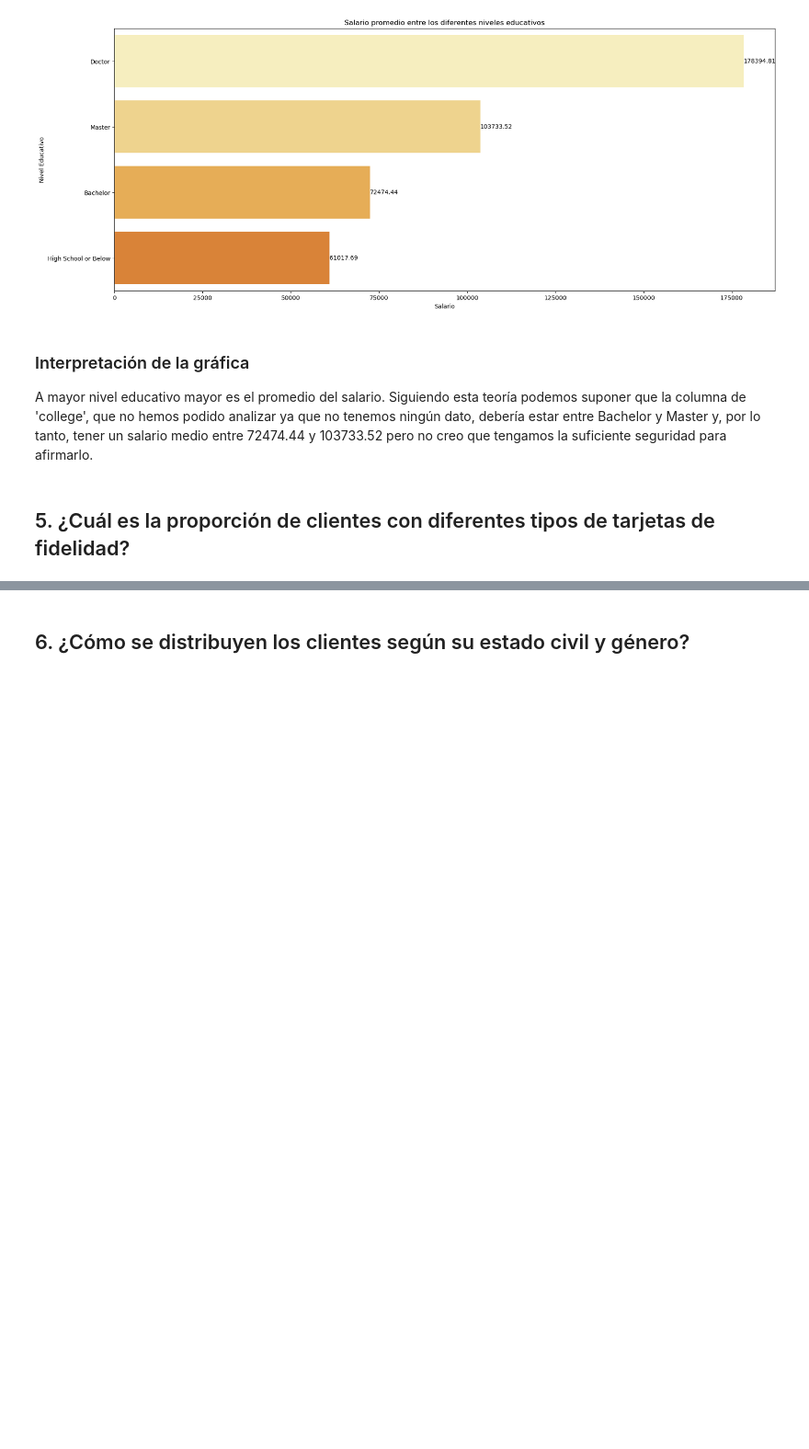
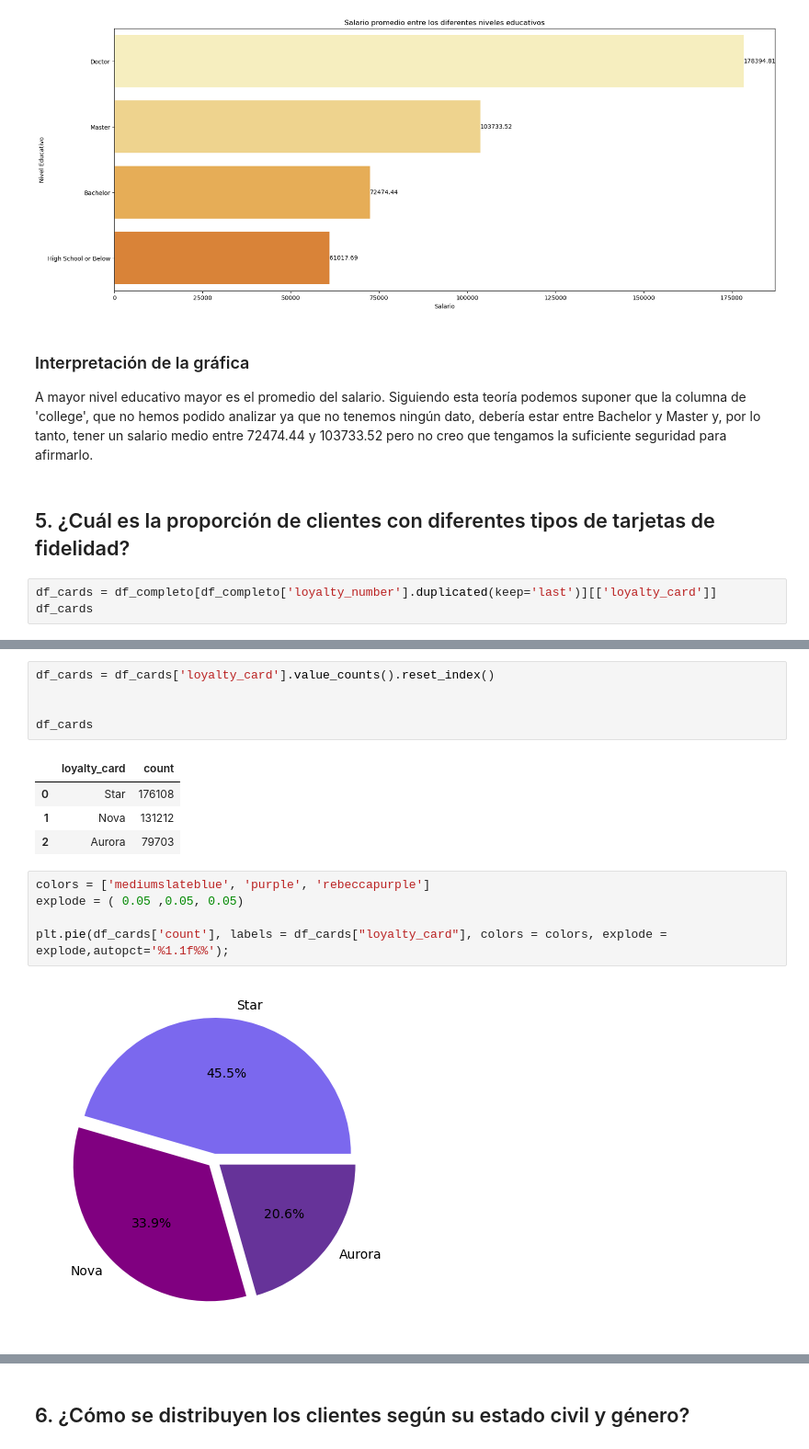
Before and after one commit to Adalab/bda-modulo-3-evaluacion-final-inesaag, a Jupyter notebook: evaluacion.ipynb, the cells around one changed output, grey strips where cells are left out. Shown: that part at 92% size. Saved outputs shown, nothing was run; the diff lists cells and outputs as text; blank space fills up the shorter version.

Commit message:
Visualization, second version

```diff
--- a/evaluacion.ipynb
+++ b/evaluacion.ipynb
@@ -668,3 +668,6 @@ for i, valor in enumerate(df_salary_group['salary']):
 A mayor nivel educativo mayor es el promedio del salario. Siguiendo esta teoría podemos suponer que la columna de 'college', que no hemos podido analizar ya que no tenemos ningún dato, debería estar entre Bachelor y Master y, por lo tanto, tener un salario medio entre 72474.44 y 103733.52 pero no creo que tengamos la suficiente seguridad para afirmarlo.
 # %% [markdown]
 ## 5. ¿Cuál es la proporción de clientes con diferentes tipos de tarjetas de fidelidad?
+# %%
+df_cards = df_completo[df_completo['loyalty_number'].duplicated(keep='last')][['loyalty_card']]
+df_cards
@@ -670,0 +688,17 @@ A mayor nivel educativo mayor es el promedio del salario. Siguiendo esta teoría
+# %%
+df_cards = df_cards['loyalty_card'].value_counts().reset_index()
+
+
+df_cards
+# %% [output]
+|  | loyalty_card | count |
+| 0 | Star | 176108 |
+| 1 | Nova | 131212 |
+| 2 | Aurora | 79703 |
+# %%
+colors = ['mediumslateblue', 'purple', 'rebeccapurple']
+explode = ( 0.05 ,0.05, 0.05)
+
+plt.pie(df_cards['count'], labels = df_cards["loyalty_card"], colors = colors, explode = explode,autopct='%1.1f%%');
+# %% [output]
+[figure, added]
```
Also changed, not shown: parts of 6 cells of this notebook.
